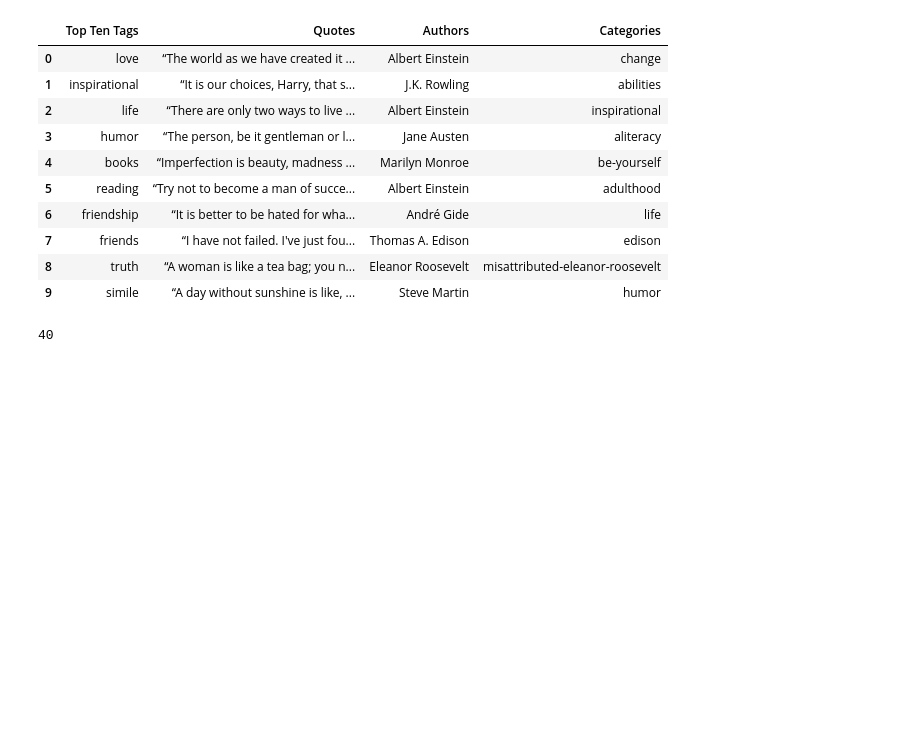
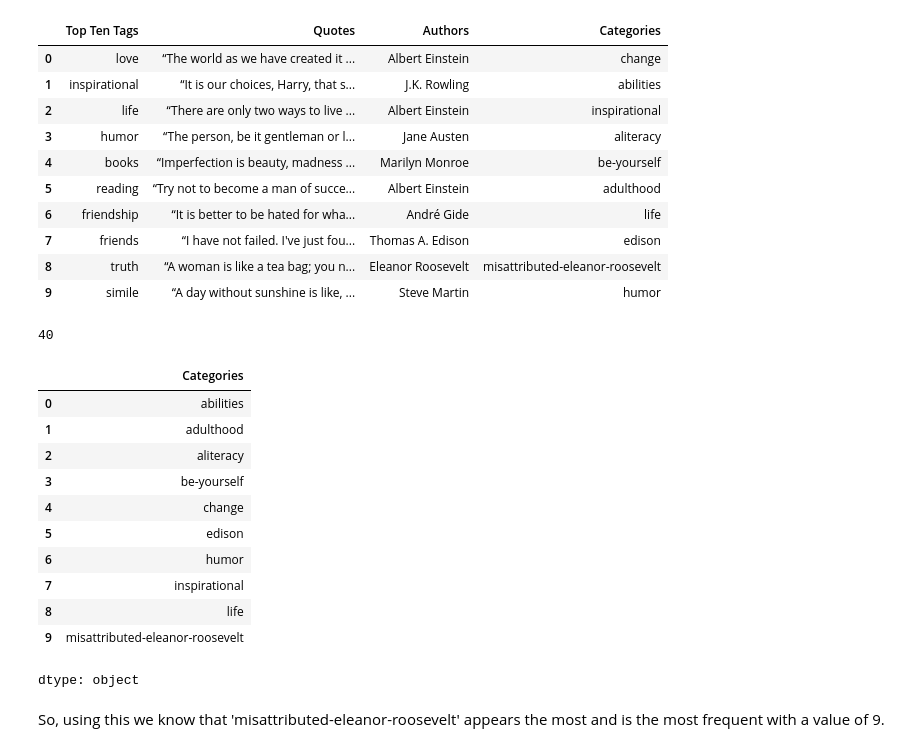
Before and after one commit to AlexanderG40/Data-Science, a Jupyter notebook: Myfirstwebscrape.ipynb, the cells around one changed output. Drawn from its saved outputs; the diff is of its cells as text; code cells hidden in the pictures; blank space fills up the shorter version.

```diff
--- a/Myfirstwebscrape.ipynb
+++ b/Myfirstwebscrape.ipynb
@@ -206,3 +206,23 @@ df
 df.size
 # %% [output]
 40
+# %%
+# here we will search for the most common category
+# according to https://datascientyst.com/get-most-frequent-values-pandas-dataframe/
+# .mode will get us the most frequent value in a column which works perfectly
+df['Categories'].mode()
+# %% [output]
+|  | Categories |
+| 0 | abilities |
+| 1 | adulthood |
+| 2 | aliteracy |
+| 3 | be-yourself |
+| 4 | change |
+| 5 | edison |
+| 6 | humor |
+| 7 | inspirational |
+| 8 | life |
+| 9 | misattributed-eleanor-roosevelt |
+dtype: object
+# %% [markdown]
+So, using this we know that 'misattributed-eleanor-roosevelt' appears the most and is the most frequent with a value of 9.
```
Also changed, not shown: parts of 2 cells of this notebook.
